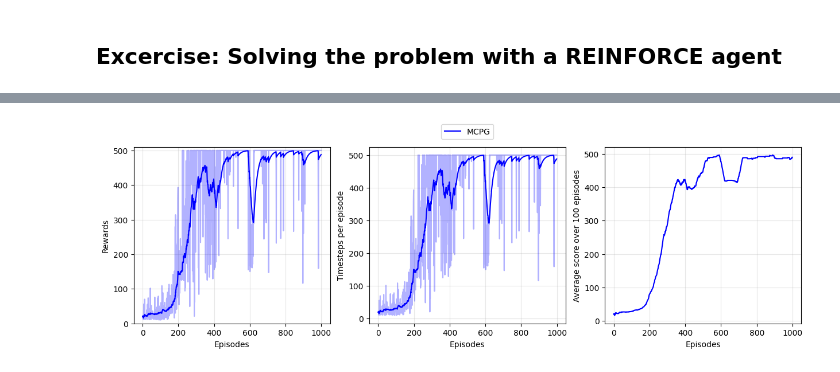
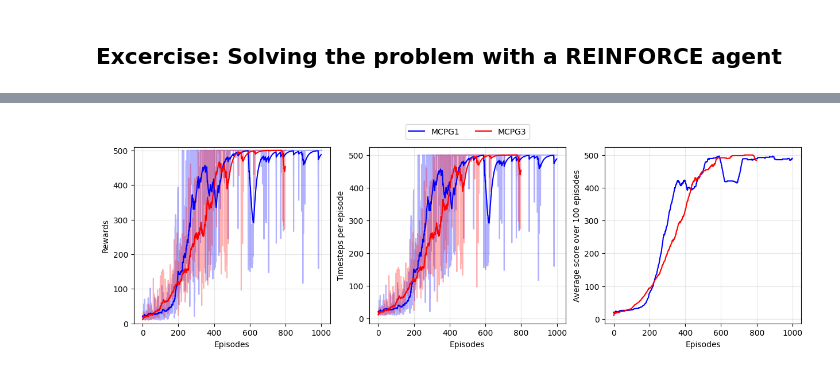
Before and after one commit to Fjoelsak/RL, a Jupyter notebook: 07_Policy_Search/70-CartPole-ReinforcePGAgent.ipynb, the cells around one changed output, grey strips where cells are left out. Saved outputs shown, nothing was run; the diff lists cells and outputs as text; code cells hidden in the pictures.

```diff
--- a/07_Policy_Search/70-CartPole-ReinforcePGAgent.ipynb
+++ b/07_Policy_Search/70-CartPole-ReinforcePGAgent.ipynb
@@ -123,5 +121,6 @@ import pandas as pd
 from ReinforceAgent import plot_trainingsinformation
 
 data_MCPG_1 = pd.read_csv(r'logs/MCPG_run1/results.csv')
-plot_trainingsinformation([data_MCPG_1], ['MCPG'], ['blue'], ylim = 510,);
+data_MCPG_3 = pd.read_csv(r'logs/MCPG_run3/results.csv')
+plot_trainingsinformation([data_MCPG_1, data_MCPG_3], ['MCPG1', 'MCPG3'], ['blue','red'], ylim = 510,);
 # %% [output]
@@ -129,4 +127,4 @@ WARNING:tensorflow:From C:\GitHub\RL\.venv\Lib\site-packages\keras\src\losses.py
-[figure, old version]
+[figure, new version]
 # %%
 import gymnasium as gym
 import ReinforceAgent as Agent
```
Also changed, not shown: parts of 6 cells of this notebook, 1 other file.
